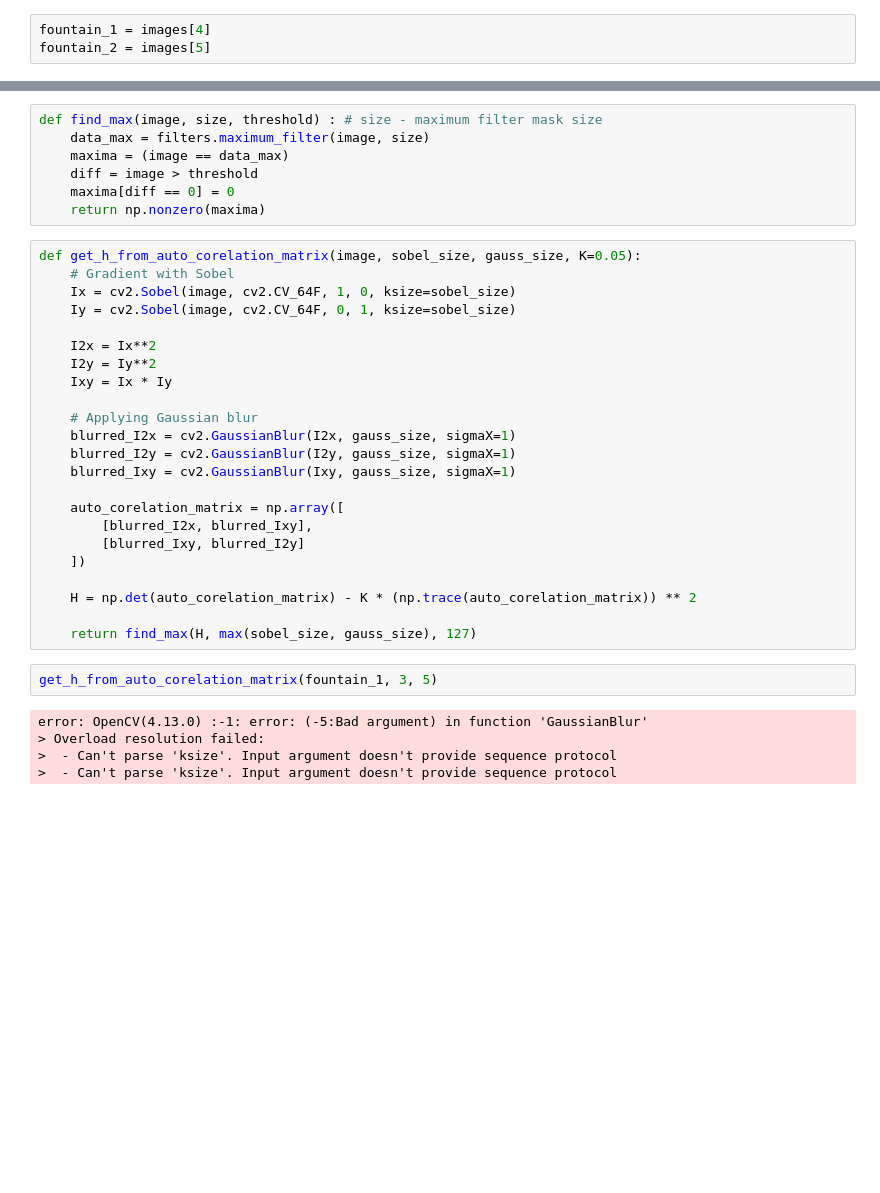
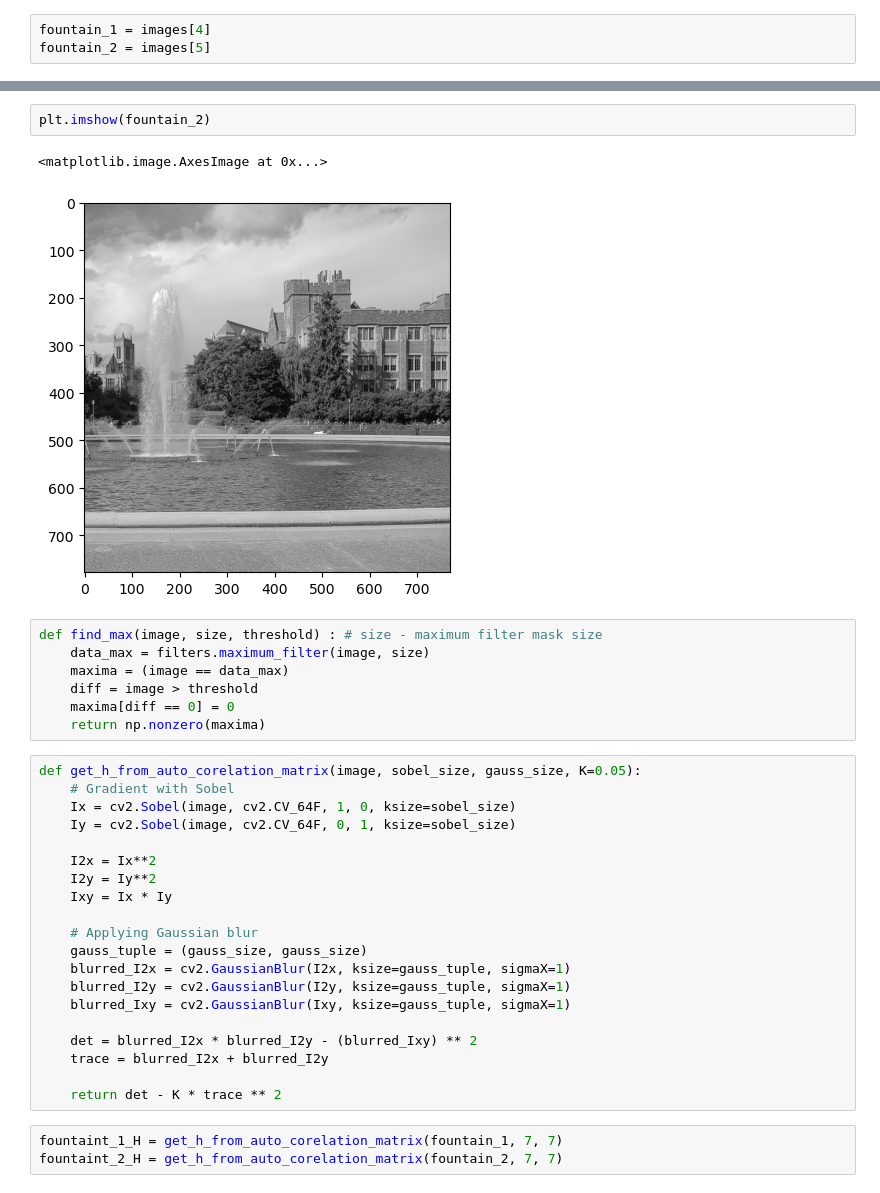
Before and after one commit to MrWlobo/Zaawansowane_Algorytmy_Wizyjne, a Jupyter notebook: Lab06/ZAW_Lab06.ipynb, the cells around one changed output, grey strips where cells are left out. Cells and saved outputs as stored; diff of their text form; blank space fills up the shorter version.

Commit message:
Getting H from autocorelation matrix

```diff
--- a/Lab06/ZAW_Lab06.ipynb
+++ b/Lab06/ZAW_Lab06.ipynb
@@ -30,3 +36,8 @@ fountain_2 = images[5]
+# %%
+plt.imshow(fountain_2)
+# %% [output]
+<matplotlib.image.AxesImage at 0x...>
+[figure, added]
 # %%
 def find_max(image, size, threshold) : # size - maximum filter mask size
     data_max = filters.maximum_filter(image, size)
@@ -45,22 +56,15 @@ def get_h_from_auto_corelation_matrix(image, sobel_size, gauss_size, K=0.05):
     Ixy = Ix * Iy
 
     # Applying Gaussian blur
-    blurred_I2x = cv2.GaussianBlur(I2x, gauss_size, sigmaX=1)
-    blurred_I2y = cv2.GaussianBlur(I2y, gauss_size, sigmaX=1)
-    blurred_Ixy = cv2.GaussianBlur(Ixy, gauss_size, sigmaX=1)
+    gauss_tuple = (gauss_size, gauss_size)
+    blurred_I2x = cv2.GaussianBlur(I2x, ksize=gauss_tuple, sigmaX=1)
+    blurred_I2y = cv2.GaussianBlur(I2y, ksize=gauss_tuple, sigmaX=1)
+    blurred_Ixy = cv2.GaussianBlur(Ixy, ksize=gauss_tuple, sigmaX=1)
 
-    auto_corelation_matrix = np.array([
-        [blurred_I2x, blurred_Ixy],
-        [blurred_Ixy, blurred_I2y]
-    ])
+    det = blurred_I2x * blurred_I2y - (blurred_Ixy) ** 2
+    trace = blurred_I2x + blurred_I2y
 
-    H = np.det(auto_corelation_matrix) - K * (np.trace(auto_corelation_matrix)) ** 2
-
-    return find_max(H, max(sobel_size, gauss_size), 127)
+    return det - K * trace ** 2
 # %%
-get_h_from_auto_corelation_matrix(fountain_1, 3, 5)
+fountaint_1_H = get_h_from_auto_corelation_matrix(fountain_1, 7, 7)
+fountaint_2_H = get_h_from_auto_corelation_matrix(fountain_2, 7, 7)
-# %% [output]
-error: OpenCV(4.13.0) :-1: error: (-5:Bad argument) in function 'GaussianBlur'
-> Overload resolution failed:
->  - Can't parse 'ksize'. Input argument doesn't provide sequence protocol
->  - Can't parse 'ksize'. Input argument doesn't provide sequence protocol
```
Also changed, not shown: parts of 4 cells of this notebook.
